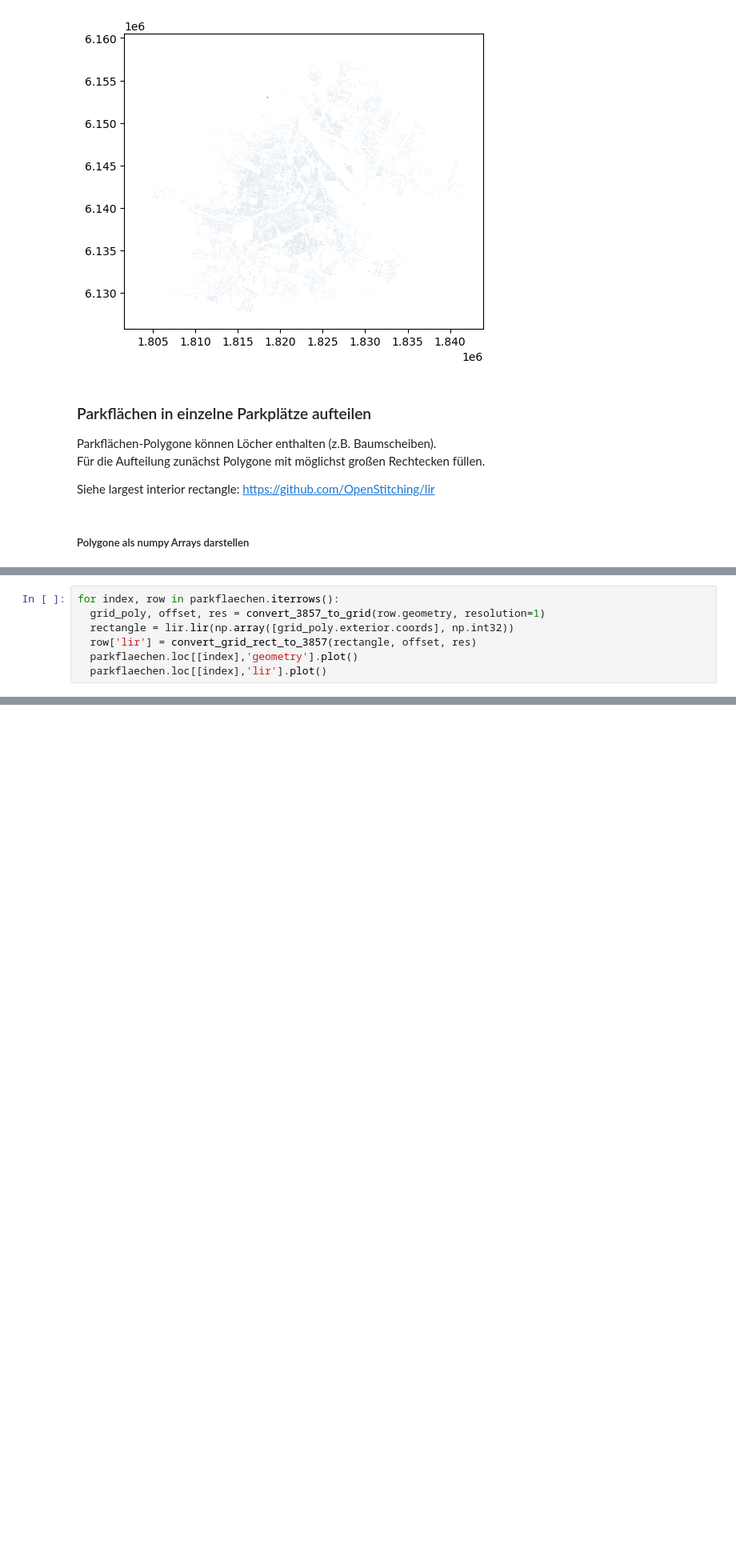
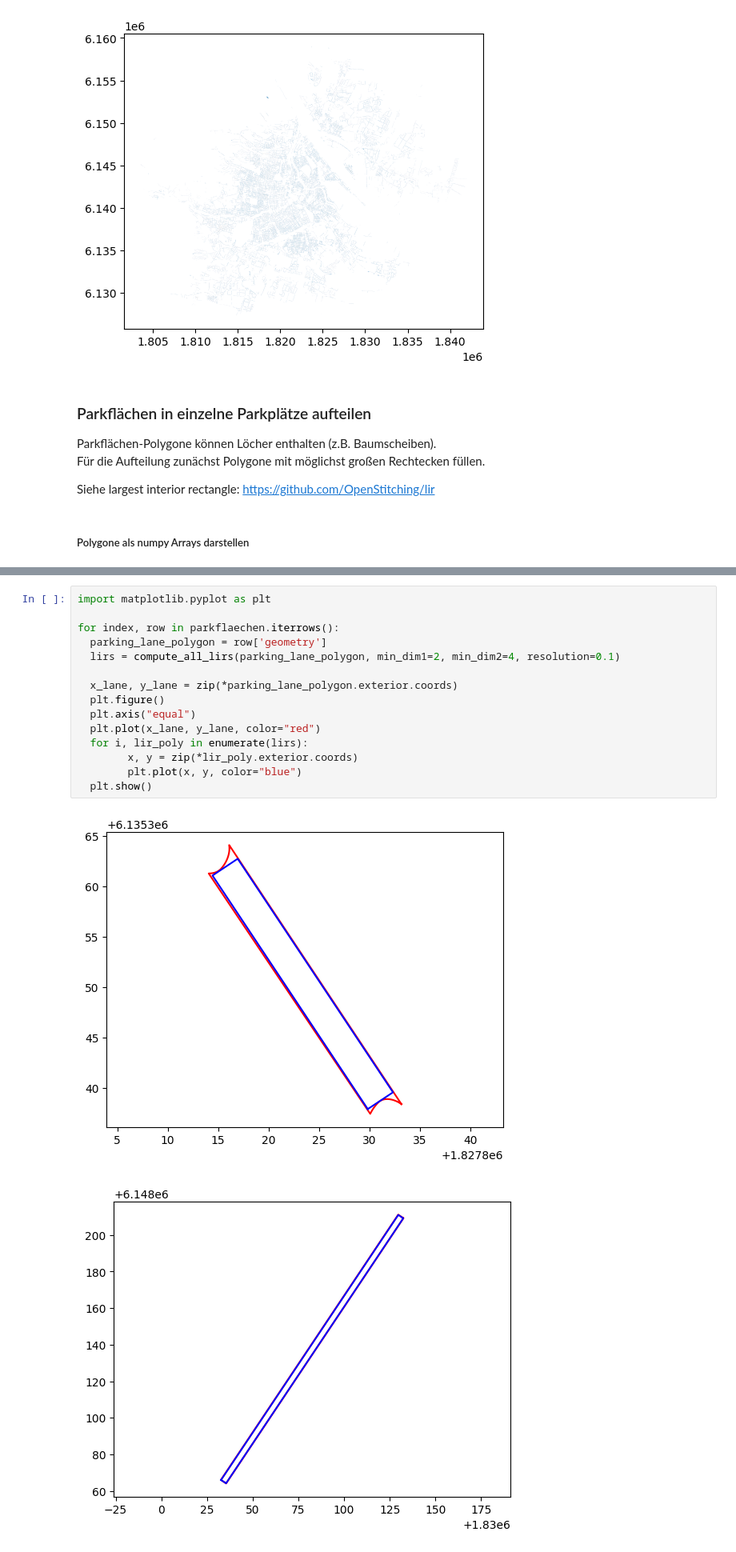
Before and after one commit to elias-gander/WienerParkplaetze, a Jupyter notebook: parkflaechen_wien.ipynb, the cells around one changed output, grey strips where cells are left out. Shown at 80% size. Drawn from its saved outputs; the diff is of its cells as text; blank space fills up the shorter version.

```diff
--- a/parkflaechen_wien.ipynb
+++ b/parkflaechen_wien.ipynb
@@ -97,7 +36,0 @@ def convert_grid_rect_to_3857(rect, offset, resolution):
-# %%
-for index, row in parkflaechen.iterrows():
-  grid_poly, offset, res = convert_3857_to_grid(row.geometry, resolution=1)
-  rectangle = lir.lir(np.array([grid_poly.exterior.coords], np.int32))
-  row['lir'] = convert_grid_rect_to_3857(rectangle, offset, res)
-  parkflaechen.loc[[index],'geometry'].plot()
-  parkflaechen.loc[[index],'lir'].plot()
@@ -106,0 +203,18 @@ KeyboardInterrupt
+# %%
+import matplotlib.pyplot as plt
+
+for index, row in parkflaechen.iterrows():
+  parking_lane_polygon = row['geometry']
+  lirs = compute_all_lirs(parking_lane_polygon, min_dim1=2, min_dim2=4, resolution=0.1)
+
+  x_lane, y_lane = zip(*parking_lane_polygon.exterior.coords)
+  plt.figure()
+  plt.axis("equal")
+  plt.plot(x_lane, y_lane, color="red")
+  for i, lir_poly in enumerate(lirs):
+        x, y = zip(*lir_poly.exterior.coords)
+        plt.plot(x, y, color="blue")
+  plt.show()
+# %% [output]
+[figure, added]
+[figure, added]
```
Also changed, not shown: parts of 5 cells of this notebook.
